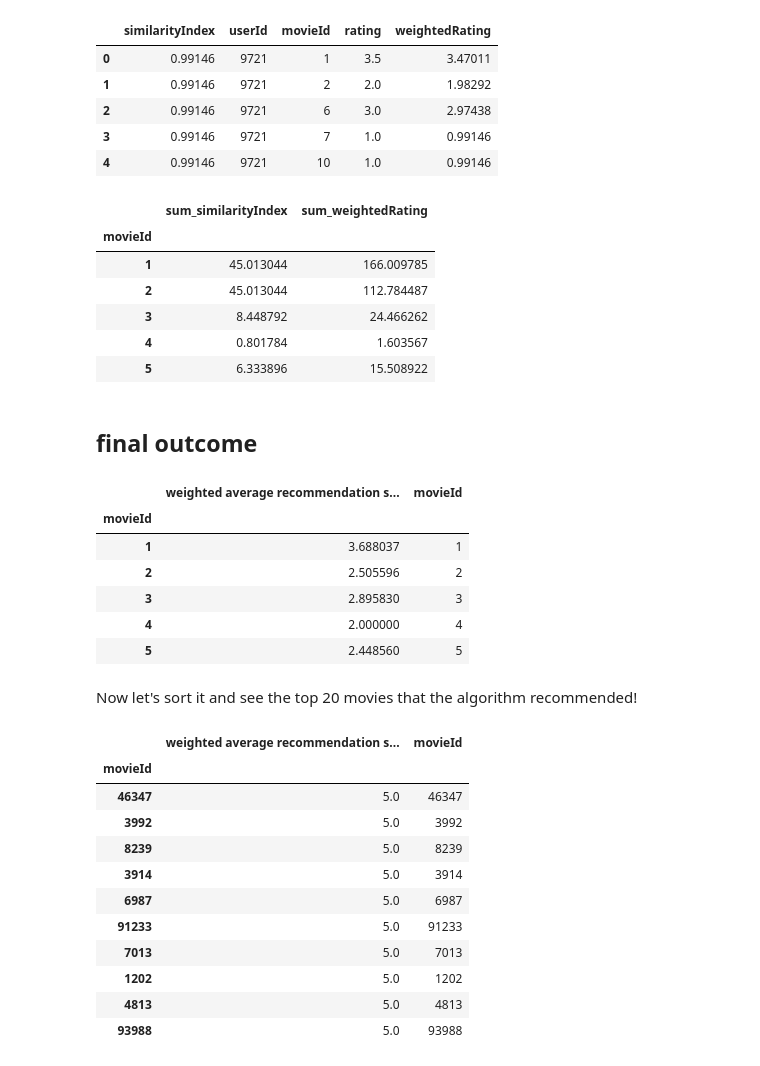
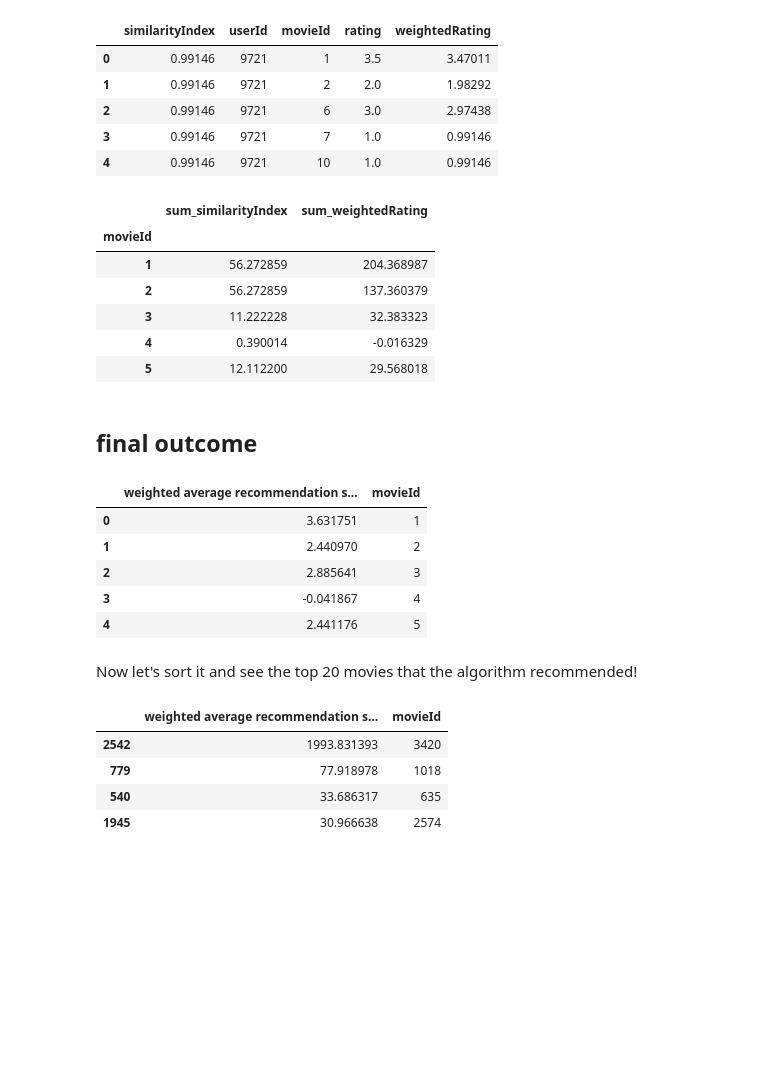
Before and after one commit to mehdisahraeei/ml-project, a Jupyter notebook: 01-learning/04-recommender/02-Collaborative-Filtering/Collaborative-Filtering.ipynb, the cells around one changed output. Cells and saved outputs as stored; diff of their text form; code cells hidden in the pictures; blank space fills up the shorter version.

```diff
--- a/01-learning/04-recommender/02-Collaborative-Filtering/Collaborative-Filtering.ipynb
+++ b/01-learning/04-recommender/02-Collaborative-Filtering/Collaborative-Filtering.ipynb
@@ -17,7 +17,7 @@ import matplotlib.pyplot as plt
 ### Reading the data with pandas
 # %%
 movies_df = pd.read_csv('movies.csv')
-ratings_df = pd.read_csv('ratings.csv')
+ratings_df = pd.read_csv('ratings_sample.csv')
 
 movies_df.head()
 # %% [output]
@@ -272,7 +272,7 @@ pearsonDF.head()
 # %% [markdown]
 #### most similar
 # %%
-topUsers=pearsonDF.sort_values(by='similarityIndex', ascending=False)[0:50]
+topUsers=pearsonDF.sort_values(by='similarityIndex', ascending=False)[:]
 topUsers.head()
 # %% [output]
 |  | similarityIndex | userId |
@@ -318,11 +319,11 @@ tempTopUsersRating.head()
 # %% [output]
 |  | sum_similarityIndex | sum_weightedRating |
 | movieId |  |  |
-| 1 | 45.013044 | 166.009785 |
-| 2 | 45.013044 | 112.784487 |
-| 3 | 8.448792 | 24.466262 |
-| 4 | 0.801784 | 1.603567 |
-| 5 | 6.333896 | 15.508922 |
+| 1 | 56.272859 | 204.368987 |
+| 2 | 56.272859 | 137.360379 |
+| 3 | 11.222228 | 32.383323 |
+| 4 | 0.390014 | -0.016329 |
+| 5 | 12.112200 | 29.568018 |
 # %% [markdown]
 ## final outcome
 # %%
@@ -331,33 +332,27 @@ recommendation_df = pd.DataFrame()
 #Now we take the weighted average
 recommendation_df['weighted average recommendation score'] = tempTopUsersRating['sum_weightedRating']/tempTopUsersRating['sum_similarityIndex']
 recommendation_df['movieId'] = tempTopUsersRating.index
+recommendation_df.index = range(len(recommendation_df)) #indexing anew
+
 recommendation_df.head()
 # %% [output]
 |  | weighted average recommendation s... | movieId |
-| movieId |  |  |
-| 1 | 3.688037 | 1 |
-| 2 | 2.505596 | 2 |
-| 3 | 2.895830 | 3 |
-| 4 | 2.000000 | 4 |
-| 5 | 2.448560 | 5 |
+| 0 | 3.631751 | 1 |
+| 1 | 2.440970 | 2 |
+| 2 | 2.885641 | 3 |
+| 3 | -0.041867 | 4 |
+| 4 | 2.441176 | 5 |
 # %% [markdown]
 Now let's sort it and see the top 20 movies that the algorithm recommended!
 # %%
 recommendation_df = recommendation_df.sort_values(by='weighted average recommendation score', ascending=False)
-recommendation_df.head(10)
+recommendation_df.head(4)
 # %% [output]
 |  | weighted average recommendation s... | movieId |
-| movieId |  |  |
-| 46347 | 5.0 | 46347 |
-| 3992 | 5.0 | 3992 |
-| 8239 | 5.0 | 8239 |
-| 3914 | 5.0 | 3914 |
-| 6987 | 5.0 | 6987 |
-| 91233 | 5.0 | 91233 |
-| 7013 | 5.0 | 7013 |
-| 1202 | 5.0 | 1202 |
-| 4813 | 5.0 | 4813 |
-| 93988 | 5.0 | 93988 |
+| 2542 | 1993.831393 | 3420 |
+| 779 | 77.918978 | 1018 |
+| 540 | 33.686317 | 635 |
+| 1945 | 30.966638 | 2574 |
 # %%
 movies_df.loc[movies_df['movieId'].isin(recommendation_df.head(10)['movieId'].tolist())]
 # %% [output]
```
Also changed, not shown: parts of 7 cells of this notebook.
